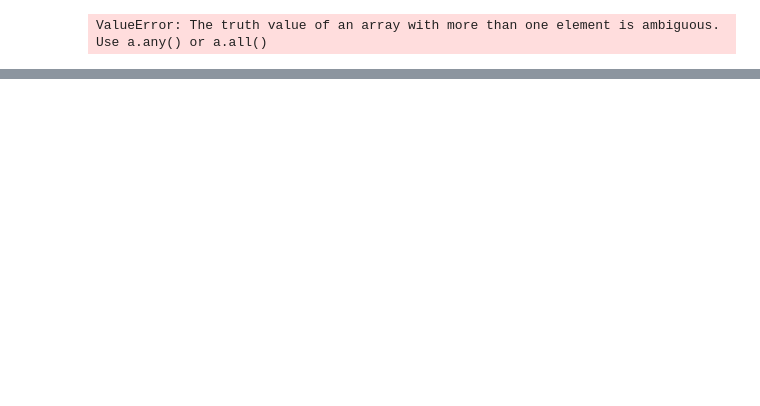
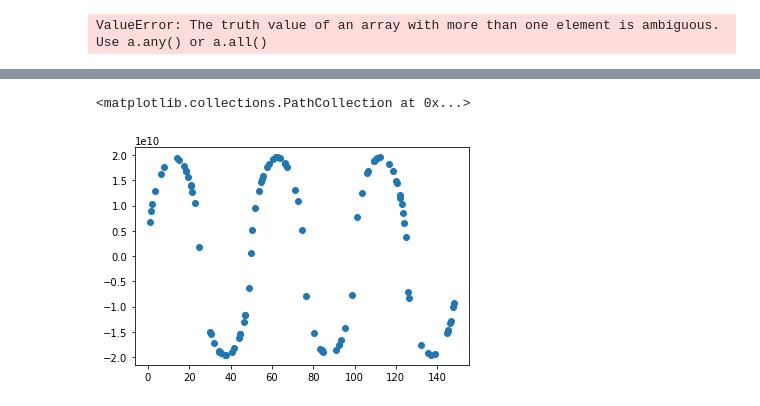
Before and after one commit to CompClimate/AMOC_XAI, a Jupyter notebook: stommel_shap_salinity_temp.ipynb, the cells around one changed output, grey strips where cells are left out. Drawn from its saved outputs; the diff is of its cells as text; code cells hidden in the pictures; blank space fills up the shorter version.

```diff
--- a/stommel_shap_salinity_temp.ipynb
+++ b/stommel_shap_salinity_temp.ipynb
@@ -305,0 +335,5 @@ plt.ylabel('SHAP value');
+# %%
+plt.scatter(transformed_X[:, 0], -k*(-alpha*transformed_X[:, 2] + beta*transformed_X[:, 1]))
+# %% [output]
+<matplotlib.collections.PathCollection at 0x...>
+[figure, added]
```
Also changed, not shown: parts of 11 cells of this notebook.
